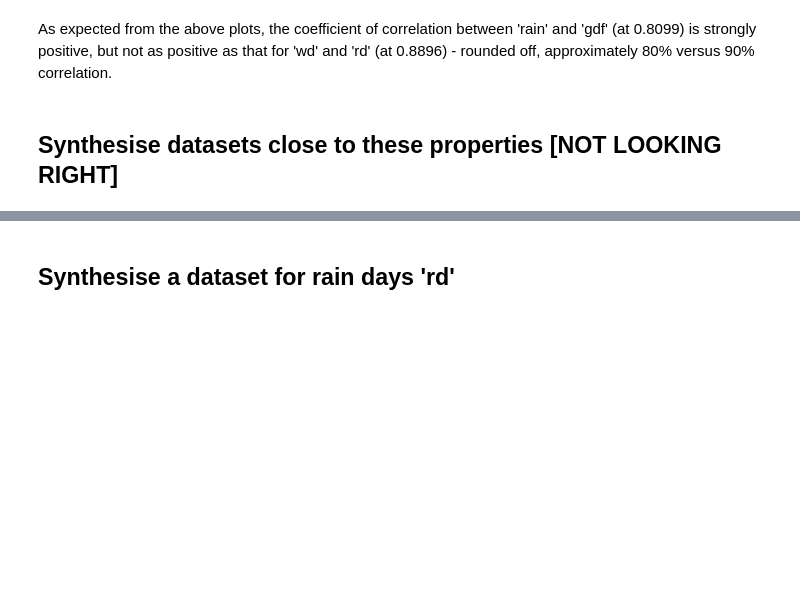
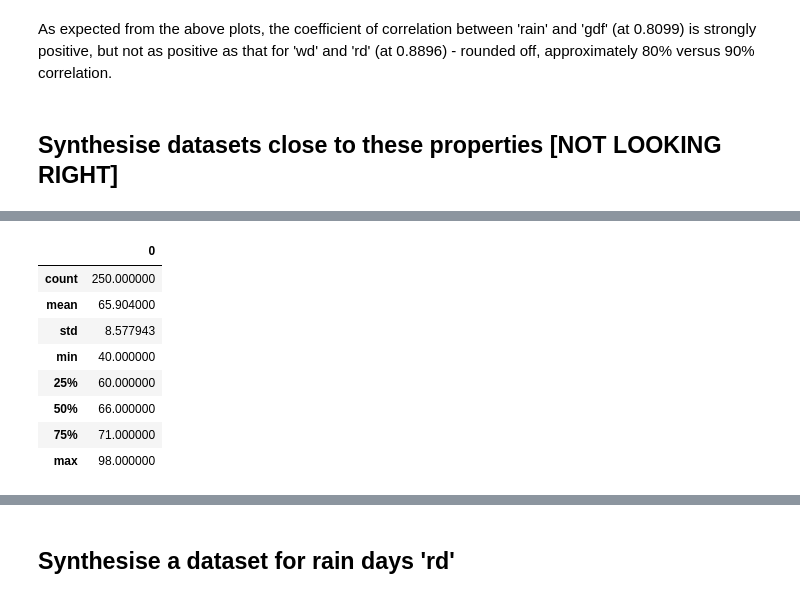
Before and after one commit to Aqua5lad/PDA-Dec-Project, a Jupyter notebook: PDA Project Dec 2018.ipynb, the cells around one changed output, grey strips where cells are left out. Drawn from its saved outputs; the diff is of its cells as text; code cells hidden in the pictures; blank space fills up the shorter version.

```diff
--- a/PDA Project Dec 2018.ipynb
+++ b/PDA Project Dec 2018.ipynb
@@ -617,0 +620,14 @@ plt.show()
+# %%
+# convert the data array to a dataframe:
+srain = pd.DataFrame(np.array(srain))
+srain.describe()
+# %% [output]
+|  | 0 |
+| count | 250.000000 |
+| mean | 65.904000 |
+| std | 8.577943 |
+| min | 40.000000 |
+| 25% | 60.000000 |
+| 50% | 66.000000 |
+| 75% | 71.000000 |
+| max | 98.000000 |
```
Also changed, not shown: parts of 15 cells of this notebook, 1 other file.
